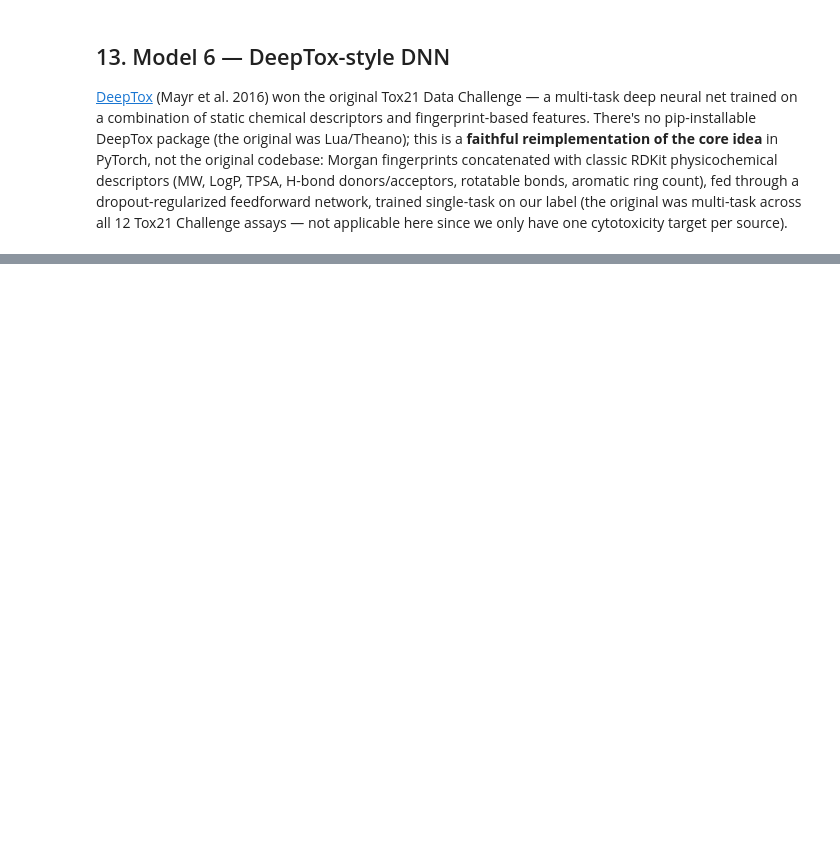
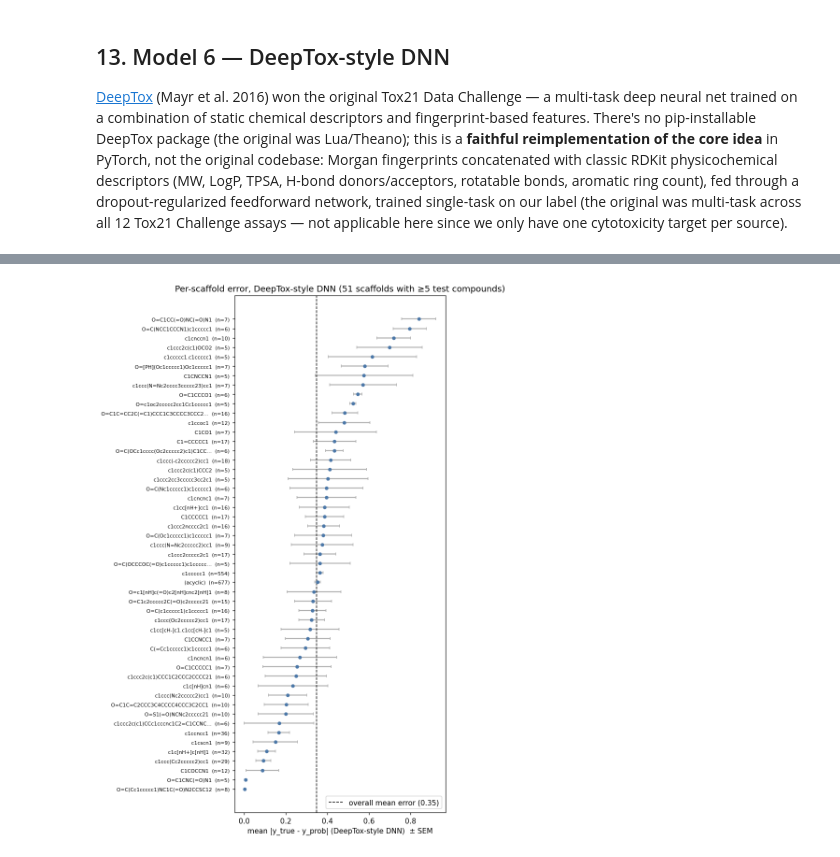
Before and after one commit to akkarimi/cytotoxicity-dataset-collection, a Jupyter notebook: notebooks/eda_and_baselines.ipynb, the cells around one changed output, grey strips where cells are left out. Saved outputs shown, nothing was run; the diff lists cells and outputs as text; code cells hidden in the pictures; blank space fills up the shorter version.

```diff
--- a/notebooks/eda_and_baselines.ipynb
+++ b/notebooks/eda_and_baselines.ipynb
@@ -499,0 +723,32 @@ DeepTox-style DNN: ROC-AUC=0.730  PR-AUC=0.670  balanced_acc=0.663  F1=0.601
+# %%
+DEEPTOX_NAME = "DeepTox-style DNN"
+
+scaffold_stats = (
+    error_df.loc[mask_common]
+    .groupby("scaffold")[DEEPTOX_NAME]
+    .agg(["mean", "std", "count"])
+    .loc[common_scaffolds]
+    .sort_values("mean")
+)
+overall_mean = error_df.loc[mask_common, DEEPTOX_NAME].mean()
+
+fig, ax = plt.subplots(figsize=(7, 11))
+y_pos = np.arange(len(scaffold_stats))
+ax.errorbar(
+    scaffold_stats["mean"], y_pos,
+    xerr=scaffold_stats["std"] / np.sqrt(scaffold_stats["count"]),
+    fmt="o", markersize=4, color="#4C78A8", ecolor="#B0B0B0", capsize=2,
+)
+ax.axvline(overall_mean, color="black", ls="--", lw=1, label=f"overall mean error ({overall_mean:.2f})")
+ax.set_yticks(y_pos)
+ax.set_yticklabels(
+    [f"{s[:30]}{'…' if len(s) > 30 else ''}  (n={n})" for s, n in zip(scaffold_stats.index, scaffold_stats["count"])],
+    fontsize=7,
+)
+ax.set_xlabel(f"mean |y_true - y_prob| ({DEEPTOX_NAME})  ± SEM")
+ax.set_title(f"Per-scaffold error, {DEEPTOX_NAME} ({len(scaffold_stats)} scaffolds with ≥{MIN_SCAFFOLD_SIZE} test compounds)")
+ax.legend(loc="lower right")
+plt.tight_layout()
+plt.show()
+# %% [output]
+[figure, added]
```
Also changed, not shown: parts of 49 cells of this notebook, 18 other files.
